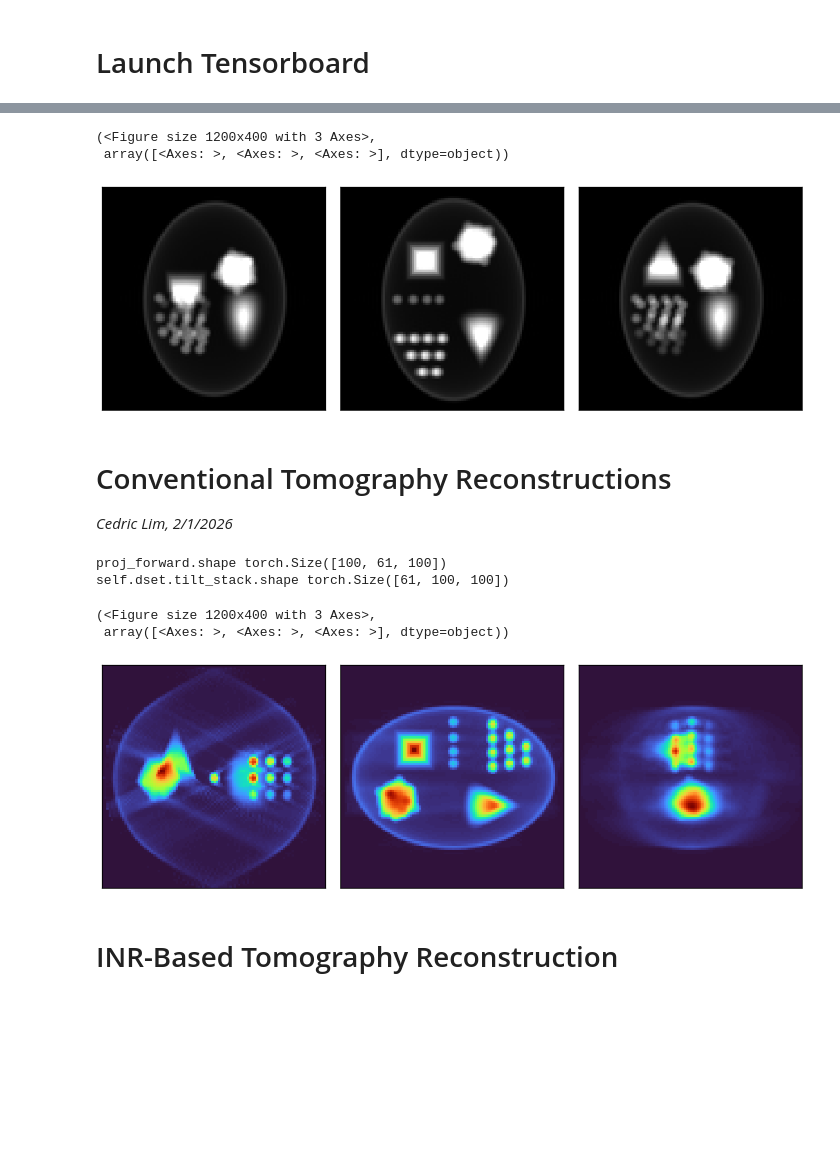
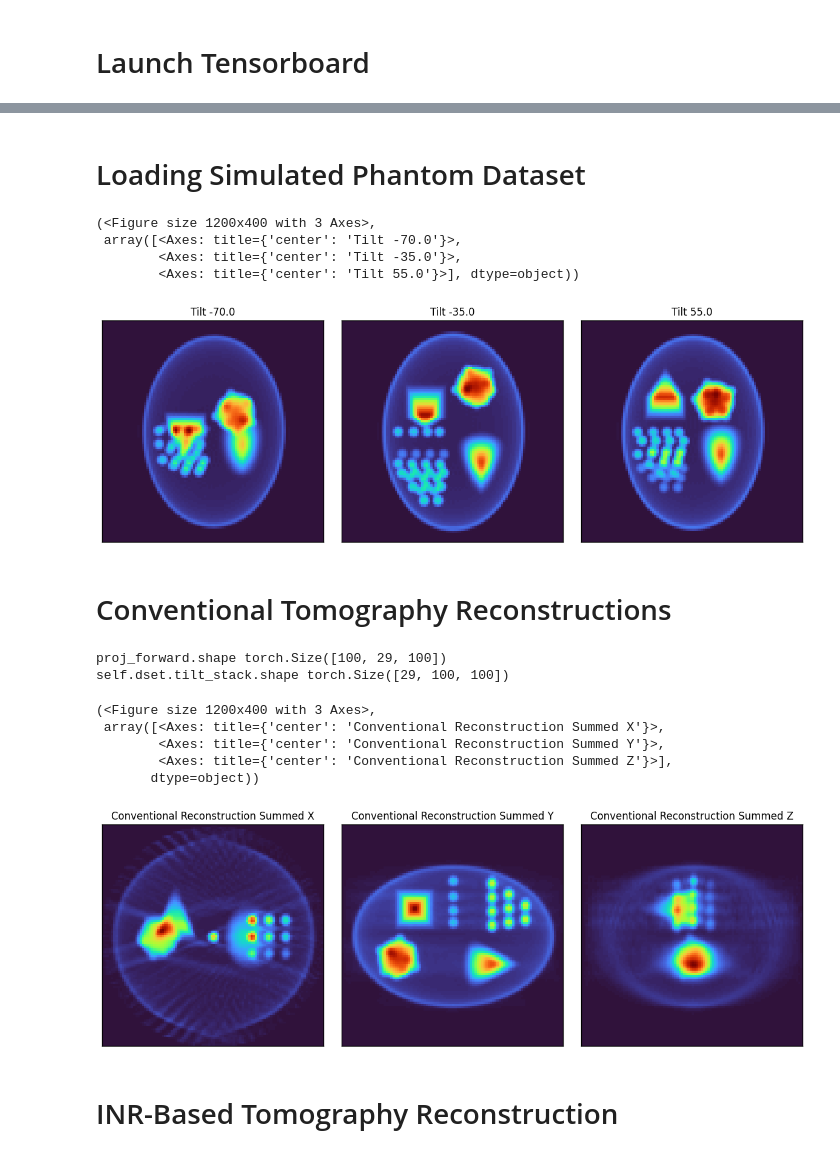
Before and after one commit to electronmicroscopy/quantem-tutorials, a Jupyter notebook: tutorials/tomography/notebooks/tomography_02_full.ipynb, the cells around one changed output, grey strips where cells are left out. Drawn from its saved outputs; the diff is of its cells as text; code cells hidden in the pictures; blank space fills up the shorter version.

```diff
--- a/tutorials/tomography/notebooks/tomography_02_full.ipynb
+++ b/tutorials/tomography/notebooks/tomography_02_full.ipynb
@@ -41,19 +31,26 @@ Selecting TensorBoard with logdir ../../../outputs/tomography/tutorial_02_notebo
+# %% [markdown]
+# Loading Simulated Phantom Dataset
 # %%
-tilt_series = np.load('../../../data/tilt_series_no_errors.npy')
-tilt_angles = np.load('../../../data/tilt_angles.npy')
+tilt_series = np.load('../../../data/tilt_series_1_deg_tilt_axis.npy')
+tilt_angles = np.load('../../../data/tilt_angles_1_deg_tilt_axis.npy')
 
 tilt_series = np.array([fourier_binning(img, (100, 100)) for img in tilt_series]) # Cropped down to 100x100 for speed
 # %%
 show_2d(
-    [tilt_series[0], tilt_series[30], tilt_series[60]],
+    [tilt_series[0], tilt_series[7], tilt_series[25]],
+    title = [f'Tilt {tilt_angles[0]}', f'Tilt {tilt_angles[7]}', f'Tilt {tilt_angles[25]}'],
+    cmap = 'turbo',
+    vmin = 0,
+    vmax = None,
 )
 # %% [output]
 (<Figure size 1200x400 with 3 Axes>,
- array([<Axes: >, <Axes: >, <Axes: >], dtype=object))
+ array([<Axes: title={'center': 'Tilt -70.0'}>,
+        <Axes: title={'center': 'Tilt -35.0'}>,
+        <Axes: title={'center': 'Tilt 55.0'}>], dtype=object))
-[figure, old version]
+[figure, new version]
 # %% [markdown]
 # Conventional Tomography Reconstructions
-*Cedric Lim, 2/1/2026*
 # %%
 # Initialize dataset
 dset = TomographyPixDataset.from_data(
@@ -79,22 +76,26 @@ tomo_conv = TomographyConventional.from_models(
 tomo_conv.reconstruct(
     num_iter = 10,
     inline_alignment = True,
-    smoothing_sigma = 0.05,
+    smoothing_sigma = 0.5,
 )
 # %% [output]
-proj_forward.shape torch.Size([100, 61, 100])
-self.dset.tilt_stack.shape torch.Size([61, 100, 100])
+proj_forward.shape torch.Size([100, 29, 100])
+self.dset.tilt_stack.shape torch.Size([29, 100, 100])
 # %%
 show_2d(
     [obj_pix.obj.sum(axis = 0), obj_pix.obj.sum(axis = 1), obj_pix.obj.sum(axis = 2)],
     cmap = 'turbo',
+    title = ['Conventional Reconstruction Summed X', 'Conventional Reconstruction Summed Y', 'Conventional Reconstruction Summed Z'],
     vmin = 0,
     vmax = None,
 )
 # %% [output]
 (<Figure size 1200x400 with 3 Axes>,
- array([<Axes: >, <Axes: >, <Axes: >], dtype=object))
+ array([<Axes: title={'center': 'Conventional Reconstruction Summed X'}>,
+        <Axes: title={'center': 'Conventional Reconstruction Summed Y'}>,
+        <Axes: title={'center': 'Conventional Reconstruction Summed Z'}>],
+       dtype=object))
-[figure, old version]
+[figure, new version]
 # %% [markdown]
 # INR-Based Tomography Reconstruction
 # %%
```
Also changed, not shown: parts of 14 cells of this notebook, 6 other files.
